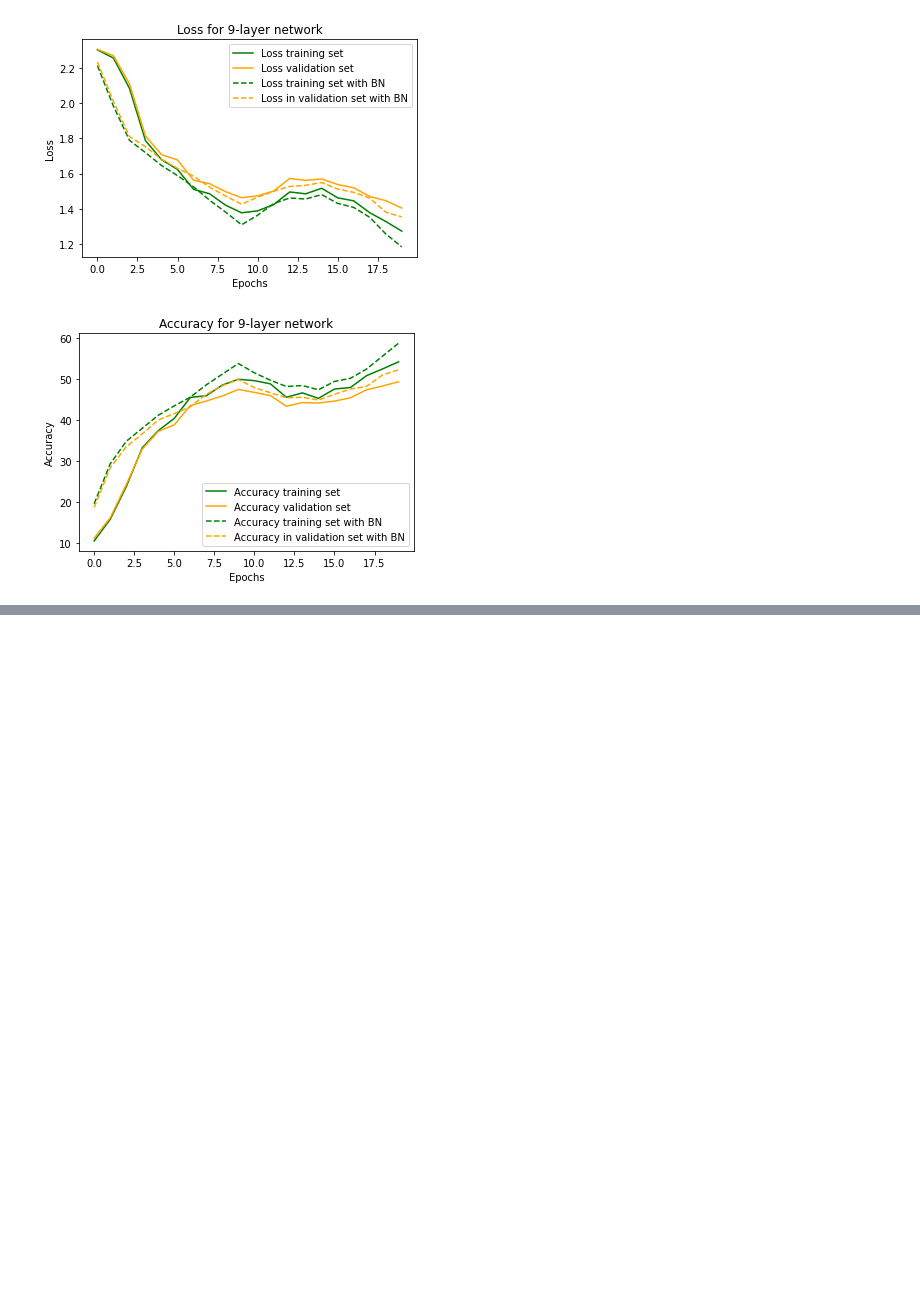
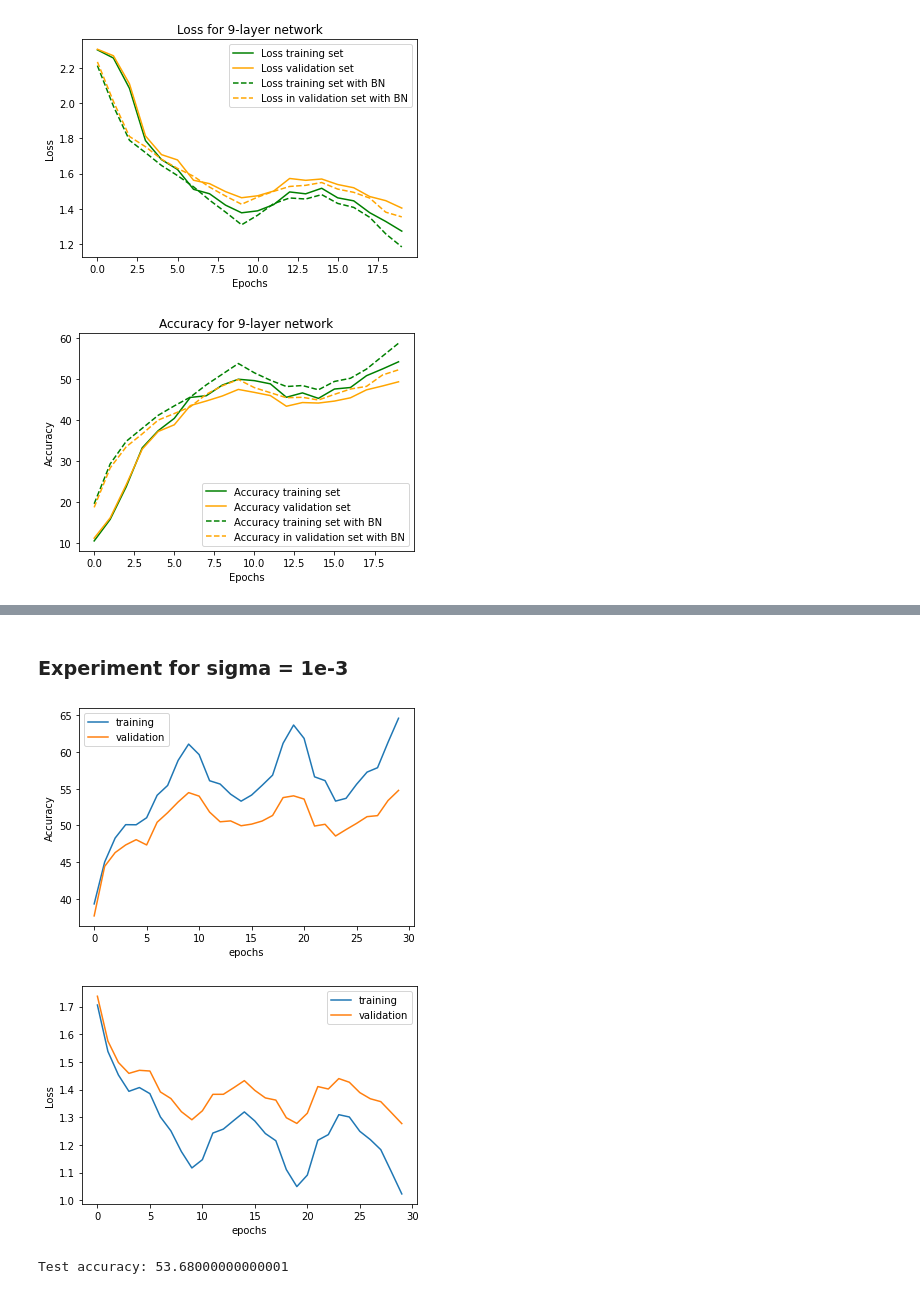
Before and after one commit to annasanchez27/DD2424-deep-learning-data-science, a Jupyter notebook: lab3/experiments.ipynb, the cells around one changed output, grey strips where cells are left out. Drawn from its saved outputs; the diff is of its cells as text; code cells hidden in the pictures; blank space fills up the shorter version.

```diff
--- a/lab3/experiments.ipynb
+++ b/lab3/experiments.ipynb
@@ -482,0 +726,37 @@ plt.show()
+# %% [markdown]
+### Experiment for sigma = 1e-3
+# %%
+importlib.reload(layer)
+importlib.reload(cls)
+layers = 3
+input_nodes = len(data['train_data']['data'])
+hidden_nodes1 = 50
+hidden_nodes2 = 50
+output_nodes = len(data['train_data']['one_hot'])
+sigma = 1e-3
+
+n_batch = 100
+cycles = 3
+n_s = 5*45000/n_batch
+n = len(data['train_data']['data'][0])
+epochs = int(cycles*n_s*2/(n/n_batch))
+
+classifier = cls.Classifier()
+classifier.add_layer(n=hidden_nodes1, input_nodes=input_nodes,sigma_exp=sigma)
+classifier.add_layer(n=hidden_nodes2, input_nodes=hidden_nodes1,sigma_exp=sigma)
+classifier.add_layer(n=output_nodes,input_nodes=hidden_nodes2,sigma_exp=sigma)
+metrics_init_batch3 = classifier.fit(data['train_data']['data'], data['train_data']['one_hot'],
+                     data['validation_data']['data'], data['validation_data']['one_hot'],
+                     data['train_data']['labels'],
+                     data['validation_data']['labels'],
+                     'cross-entropy',
+                     n_batch=n_batch, eta=1e-5, n_epochs=epochs, lamda=0.0041, eta_min=1e-5, eta_max=1e-1, n_s=n_s, batch_norm=True)
+error_plot_normal(metrics_init_batch3['accuracy_train'], metrics_init_batch3['accuracy_val'], "Accuracy")
+error_plot_normal(metrics_init_batch3['loss_train'], metrics_init_batch3['loss_val'], "Loss")
+prediction_test = classifier.predict(data['test_data']['data'],batch_normalization=True)
+test_accuracy = classifier.compute_accuracy(data['test_data']['labels'],prediction_test)
+print("Test accuracy:" ,test_accuracy)
+# %% [output]
+[figure, added]
+[figure, added]
+Test accuracy: 53.68000000000001
```
Also changed, not shown: parts of 18 cells of this notebook, 2 other files.
